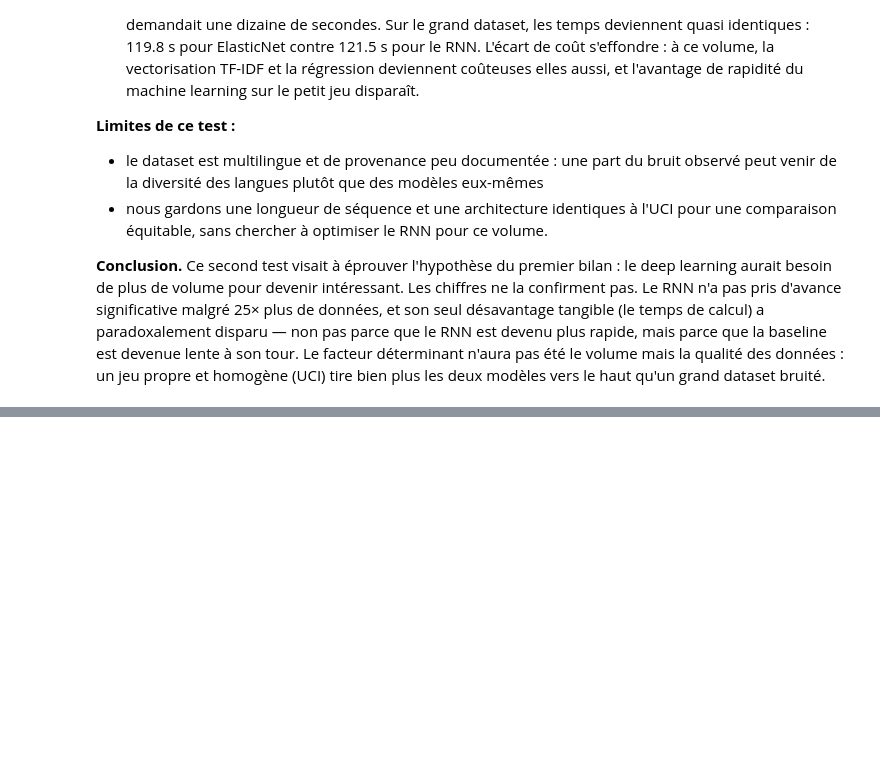
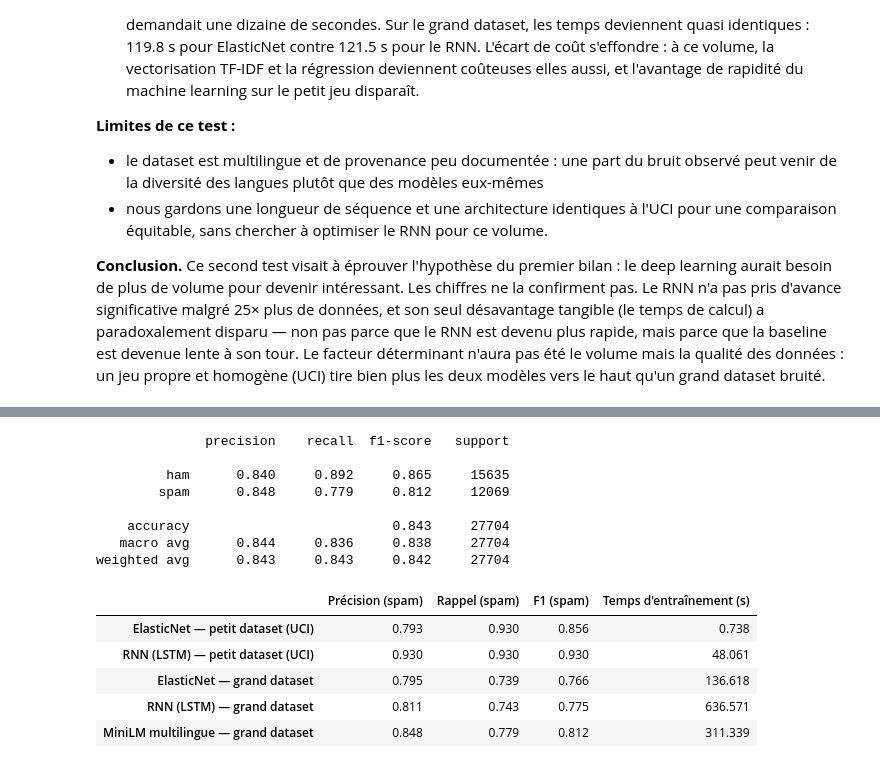
Before and after one commit to AmauryTISSOT/Cours_deep_learning_M2, a Jupyter notebook: notebooks/01-at-sms-spam.ipynb, the cells around one changed output, grey strips where cells are left out. Saved outputs shown, nothing was run; the diff lists cells and outputs as text; code cells hidden in the pictures; blank space fills up the shorter version.

Commit message:
Add multilingual Transformer (MiniLM) transfer-learning section

```diff
--- a/notebooks/01-at-sms-spam.ipynb
+++ b/notebooks/01-at-sms-spam.ipynb
@@ -1359,0 +1370,11 @@ Le tableau ci-dessus devait permettre de voir si le RNN rattrape ou dépasse la
+# %%
+import time
+import torch
+from torch.utils.data import TensorDataset, DataLoader
+from transformers import AutoTokenizer, AutoModelForSequenceClassification
+
+# La RTX 3070 est utilisée si CUDA est disponible ; sinon repli automatique sur le CPU.
+device = torch.device("cuda" if torch.cuda.is_available() else "cpu")
+print("Device :", device)
+if torch.cuda.is_available():
+    print("GPU    :", torch.cuda.get_device_name(0))
@@ -1359,0 +1506,46 @@ Le tableau ci-dessus devait permettre de voir si le RNN rattrape ou dépasse la
+# %%
+from sklearn.metrics import precision_score, recall_score, f1_score, classification_report
+
+modele_tf.eval()
+test_ds = TensorDataset(enc_test["input_ids"], enc_test["attention_mask"])
+test_dl = DataLoader(test_ds, batch_size=128)
+
+preds = []
+with torch.no_grad():
+    for ids, mask in test_dl:
+        with torch.autocast("cuda", enabled=(device.type == "cuda")):
+            logits = modele_tf(input_ids=ids.to(device), attention_mask=mask.to(device)).logits
+        preds.append(logits.argmax(dim=1).cpu())
+ytf_pred = torch.cat(preds).numpy()
+ytf_vrai = ytf_test_bin.numpy()
+
+print(classification_report(ytf_vrai, ytf_pred, target_names=["ham", "spam"], digits=3))
+
+# Ajout de la ligne Transformer au tableau comparatif final
+ligne_tf = pd.DataFrame(
+    {
+        "Précision (spam)": [precision_score(ytf_vrai, ytf_pred)],
+        "Rappel (spam)":    [recall_score(ytf_vrai, ytf_pred)],
+        "F1 (spam)":        [f1_score(ytf_vrai, ytf_pred)],
+        "Temps d'entraînement (s)": [temps_tf_big],
+    },
+    index=["MiniLM multilingue — grand dataset"],
+).round(3)
+
+tableau_final_tf = pd.concat([tableau_final, ligne_tf])
+display(tableau_final_tf)
+# %% [output]
+              precision    recall  f1-score   support
+
+         ham      0.840     0.892     0.865     15635
+        spam      0.848     0.779     0.812     12069
+
+    accuracy                          0.843     27704
+   macro avg      0.844     0.836     0.838     27704
+weighted avg      0.843     0.843     0.842     27704
+|  | Précision (spam) | Rappel (spam) | F1 (spam) | Temps d'entraînement (s) |
+| ElasticNet — petit dataset (UCI) | 0.793 | 0.930 | 0.856 | 0.738 |
+| RNN (LSTM) — petit dataset (UCI) | 0.930 | 0.930 | 0.930 | 48.061 |
+| ElasticNet — grand dataset | 0.795 | 0.739 | 0.766 | 136.618 |
+| RNN (LSTM) — grand dataset | 0.811 | 0.743 | 0.775 | 636.571 |
+| MiniLM multilingue — grand dataset | 0.848 | 0.779 | 0.812 | 311.339 |
```
Also changed, not shown: parts of 14 cells of this notebook, 1 other file.
